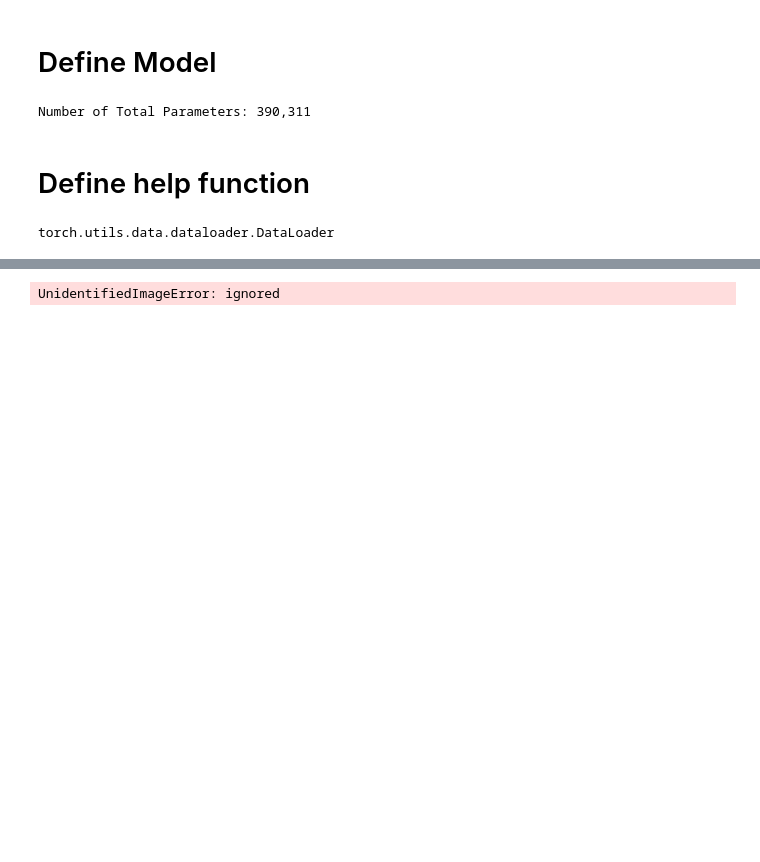
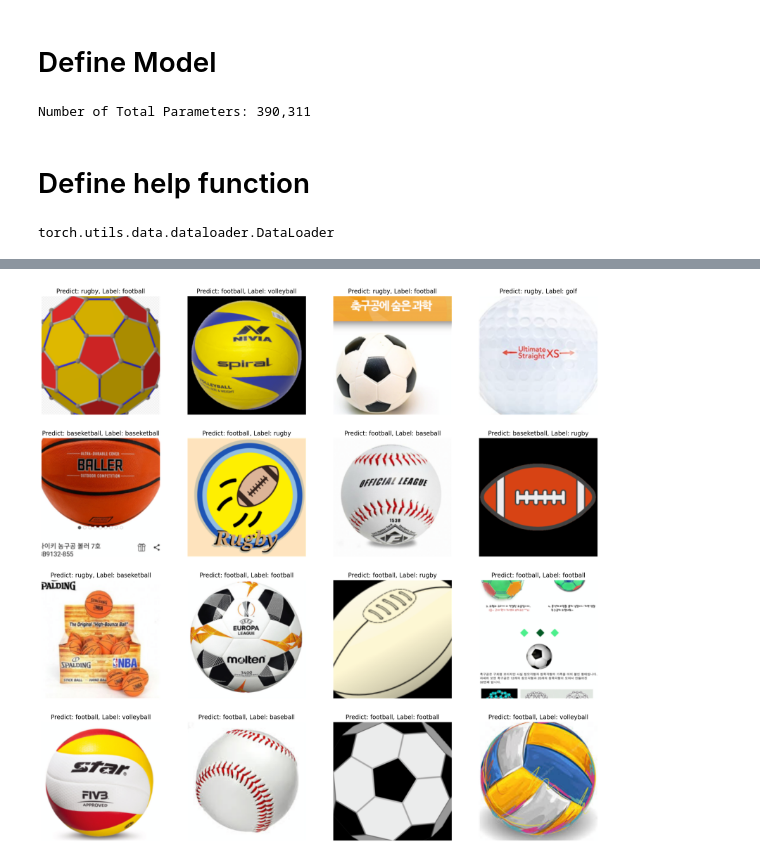
Before and after one commit to hwan1753/kaggle, a Jupyter notebook: ball_classification/cnn_ball.ipynb, the cells around one changed output, grey strips where cells are left out. Drawn from its saved outputs; the diff is of its cells as text; code cells hidden in the pictures; blank space fills up the shorter version.

Commit message:
Complete model implementation

```diff
--- a/ball_classification/cnn_ball.ipynb
+++ b/ball_classification/cnn_ball.ipynb
@@ -223,10 +259,4 @@ UnidentifiedImageError: ignored
-# %%
-from PIL import Image
-
-# 이미지 열기
-im = Image.open('/content/drive/MyDrive/Colab Notebooks/ball_dataset/train/golf/golf_num7.png')
-
-# 이미지 크기 출력
-print(im.size)
-# %% [output]
-UnidentifiedImageError: ignored
+# %%
+test_iter = torch.utils.data.DataLoader(test_data, batch_size=BATCH_SIZE, shuffle=True, num_workers=1)
+data_iter = iter(test_iter)
+images, labels = next(data_iter)
@@ -232,0 +265,25 @@ UnidentifiedImageError: ignored
+# %%
+
+n_sample = 16
+# sample_indices = np.random.choice(len(mnist_test.targets), n_sample, replace=False)
+test_x = images[:n_sample]
+test_y = labels[:n_sample]
+
+with torch.no_grad():
+    model.eval()
+    y_pred = model.forward(test_x.view(-1, 3, 224, 224).type(torch.float).to(device))
+    model.train()
+
+y_pred = y_pred.argmax(axis=1)
+
+plt.figure(figsize=(20, 20))
+
+for idx in range(n_sample):
+    ax = plt.subplot(4, 4, idx+1)
+    title_ = f"Predict: {ball_list[y_pred[idx]]}, Label: {ball_list[test_y[idx]]}"
+    imshow(test_x[idx], ax)
+    plt.title(title_)
+
+plt.show()
+# %% [output]
+[figure, added]
```
Also changed, not shown: parts of 4 cells of this notebook.
